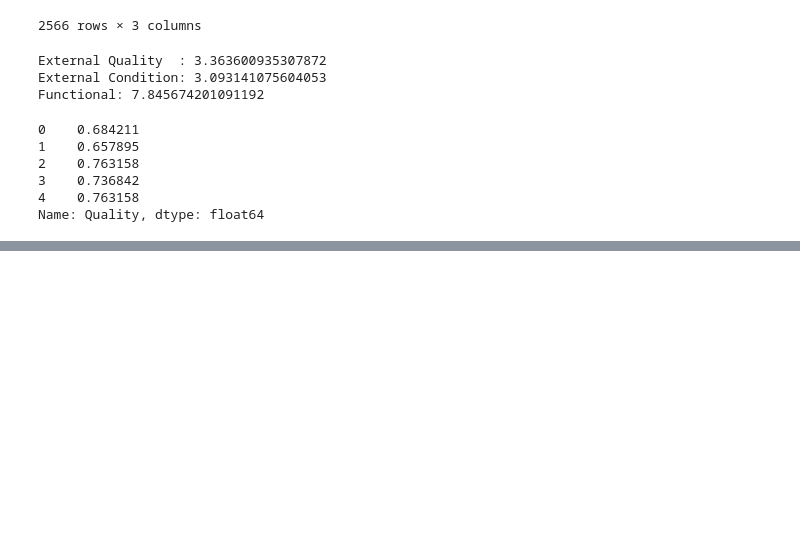
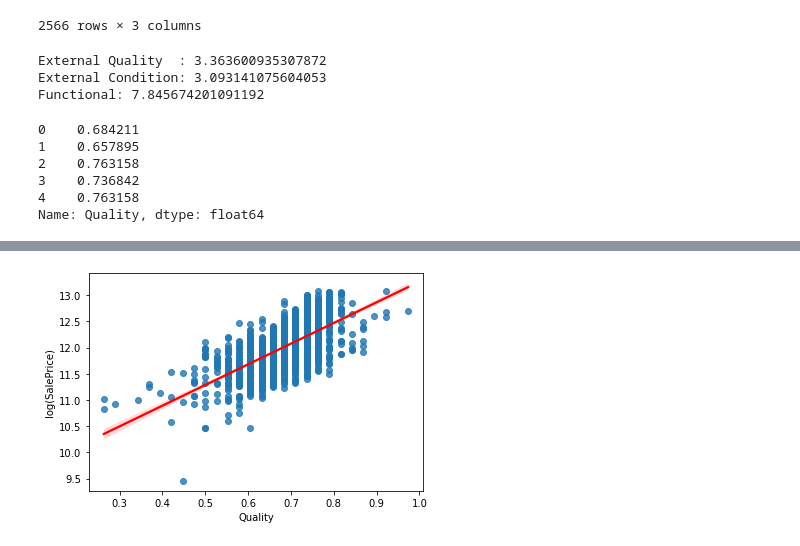
Before and after one commit to rishigoutam/ames-iowa, a Jupyter notebook: rishi/eda.ipynb, the cells around one changed output, grey strips where cells are left out. Drawn from its saved outputs; the diff is of its cells as text; code cells hidden in the pictures; blank space fills up the shorter version.

```diff
--- a/rishi/eda.ipynb
+++ b/rishi/eda.ipynb
@@ -512,0 +534,8 @@ df.drop(['OverallQual', 'OverallCond', 'ExterQual', 'ExterCond', 'Functional'],
+# %%
+# log(SalePrice) vs Quality
+sns.regplot(data = df, x = df.Quality, y = np.log(df.SalePrice),
+            line_kws = {"color": 'red'})
+plt.ylabel("log(SalePrice)")
+plt.show()
+# %% [output]
+[figure, added]
```
Also changed, not shown: parts of 5 cells of this notebook.
